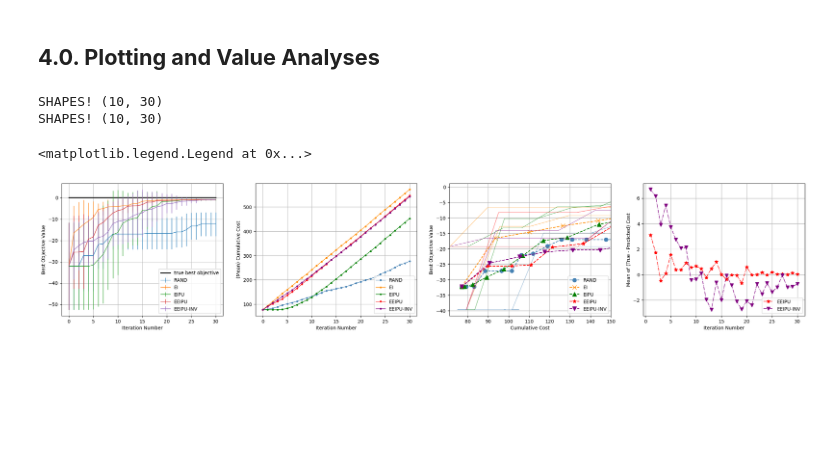
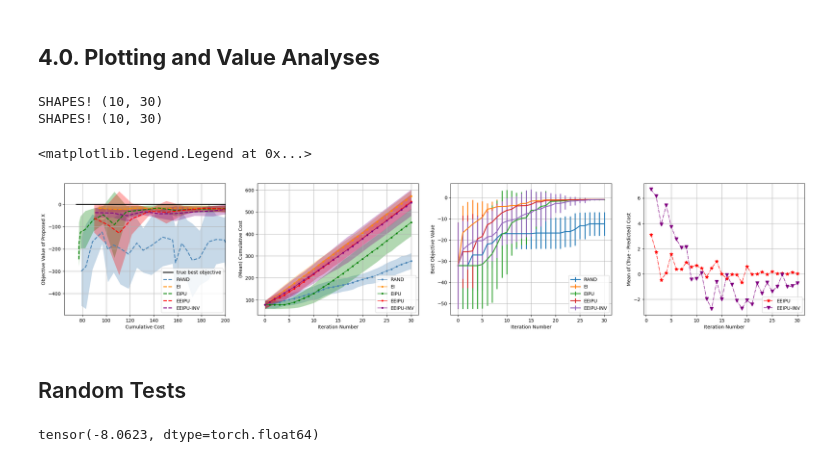
Before and after one commit to samunaai/tuunv2, a Jupyter notebook: tuning_algorithm/EEIPU_with_Comparison_Plots.ipynb, the cells around one changed output. Drawn from its saved outputs; the diff is of its cells as text; code cells hidden in the pictures; blank space fills up the shorter version.

Commit message:
reordered the plots a bit

```diff
--- a/tuning_algorithm/EEIPU_with_Comparison_Plots.ipynb
+++ b/tuning_algorithm/EEIPU_with_Comparison_Plots.ipynb
@@ -275,48 +275,87 @@ iters = np.arange(main_cfg['n_iters']+1) * main_cfg['batch_size']
 
 fig, (ax1, ax2, ax3, ax4) = plt.subplots(1, 4, figsize=(28, 5))
 
-ax1.plot([0, main_cfg['n_iters'] * main_cfg['batch_size'] ], [GLOBAL_MAXIMUM] * 2, 'k', label="true best objective", linewidth=2)
+# ax3.plot([0, main_cfg['n_iters'] * main_cfg['batch_size'] ], [GLOBAL_MAXIMUM] * 2, 'k', label="true best objective", linewidth=2)
+ax1.plot([75, plot_vals[type_]['c(c)'][:,1:].max()], [GLOBAL_MAXIMUM] * 2, 'k', label="true best objective", linewidth=2)
 
 types = ['RAND', 'EI', 'EIPU','EEIPU','EEIPU-INV',]
 cost_types = ['EEIPU','EEIPU-INV',]
 colors = {'RAND':'steelblue', 'EI':'darkorange', 'EIPU':'green','EEIPU':'red','EEIPU-INV':'purple'}
 markers = {'RAND':'o', 'EI':'x', 'EIPU':'^','EEIPU':'*','EEIPU-INV':'v'}
 
 for type_ in types:
-    ax1.errorbar(iters, plot_vals[type_]['f(x^)'].mean(axis=0),
-               yerr=ci(plot_vals[type_]['f(x^)']), label=type_, linewidth=1)
+    ## Plot 1 - Type 1
+    ax1.plot(plot_vals[type_]['c(c)'][:,1:].mean(axis=0), plot_vals[type_]['f(x)'].mean(axis=0),
+              label=type_, linewidth=2, color=colors[type_], linestyle='--', markersize=8)
+    ax1.fill_between(plot_vals[type_]['c(c)'][:,1:].mean(axis=0),
+                     y1=plot_vals[type_]['f(x)'].mean(axis=0)+ci(plot_vals[type_]['f(x)']),
+                     y2=plot_vals[type_]['f(x)'].mean(axis=0)-ci(plot_vals[type_]['f(x)']),
+                     color=colors[type_], alpha=.3, linewidth=0)
+    ## Plot 1 - Type 2
+    # ax1.plot(plot_vals[type_]['c(c)'].mean(axis=0), plot_vals[type_]['f(x^)'].mean(axis=0),
+    #           label=type_, linewidth=1.5, color=colors[type_], linestyle='--', markersize=8)
+    # ax1.fill_between(plot_vals[type_]['c(c)'].mean(axis=0),
+    #                  y1=plot_vals[type_]['f(x^)'].mean(axis=0)+ci(plot_vals[type_]['f(x^)']),
+    #                  y2=plot_vals[type_]['f(x^)'].mean(axis=0)-ci(plot_vals[type_]['f(x^)']),
+    #                  color=colors[type_], alpha=.3, linewidth=0)
+
+    ## Plot 1 - Type 3
+    # for i in range(2):
+    #     ax1.plot(plot_vals[type_]['c(c)'][i], plot_vals[type_]['f(x)'][i],
+    #           label=None, linewidth=.5, color=colors[type_])
+    ax1.set_xlim(left=65); ax1.set_xlim(right=200)
+    # ax1.set_ylim(bottom=-100);
     ax1.grid()
+
+    ## Plot 2
     # Can exclude cumumulative cost of random warmup points using `[:,1:]`, of course
     ax2.plot(iters, plot_vals[type_]['c(c)'].mean(axis=0), label=type_, linewidth=1, color=colors[type_],marker=".")
-#     ax2.fill_between(iters, y1=plot_vals[type_]['c(c)'].mean(axis=0)+ci(plot_vals[type_]['c(c)']),
-#                  y2= plot_vals[type_]['c(c)'].mean(axis=0)-ci(plot_vals[type_]['c(c)']),
-#                  color=colors[type_], alpha=.3, linewidth=0)
+    ax2.fill_between(iters, y1=plot_vals[type_]['c(c)'].mean(axis=0)+ci(plot_vals[type_]['c(c)']),
+                 y2= plot_vals[type_]['c(c)'].mean(axis=0)-ci(plot_vals[type_]['c(c)']),
+                 color=colors[type_], alpha=.3, linewidth=0)
     ax2.grid()
-    ax3.plot(plot_vals[type_]['c(c)'].mean(axis=0), plot_vals[type_]['f(x^)'].mean(axis=0),
-              label=type_, linewidth=1.5, color=colors[type_], marker=markers[type_], linestyle='--', markersize=8)
-    for i in range(2):
-        ax3.plot(plot_vals[type_]['c(c)'][i], plot_vals[type_]['f(x^)'][i],
-              label=None, linewidth=.5, color=colors[type_])
-    ax3.set_xlim(left=71); ax3.set_xlim(right=150)
+
+    ## Plot 3
+    ax3.errorbar(iters, plot_vals[type_]['f(x^)'].mean(axis=0),
+               yerr=ci(plot_vals[type_]['f(x^)']), label=type_, linewidth=2)
     ax3.grid()
 
+    ## Plot 4
     if type_ in cost_types:
         print("SHAPES!", plot_vals[type_]['mc(x)'].shape)
         pred_cost = plot_vals[type_]['mc(x)'] if type_=="EEIPU" else (1/plot_vals[type_]['mc(x)'])
         ax4.plot(iters[1:], (plot_vals[type_]['c(x)'] - pred_cost).mean(axis=0),
               label=type_, linewidth=1.1, color=colors[type_], marker=markers[type_], linestyle='-.', markersize=7)
     ax4.grid()
 
-ax1.set(xlabel='Iteration Number', ylabel='Best Objective Value')
+ax1.set(xlabel='Cumulative Cost', ylabel='Objective Value of Proposed X')
 ax1.legend(loc="lower right")
 ax2.set(xlabel='Iteration Number', ylabel='(Mean) Cumulative Cost')
 ax2.legend(loc="lower right")
-ax3.set(xlabel='Cumulative Cost', ylabel='Best Objective Value')
+ax3.set(xlabel='Iteration Number', ylabel='Best Objective Value')
 ax3.legend(loc="lower right")
 ax4.set(xlabel='Iteration Number', ylabel='Mean of (True - Predicted) Cost')
 ax4.legend(loc="lower right")
 # %% [output]
 SHAPES! (10, 30)
 SHAPES! (10, 30)
 <matplotlib.legend.Legend at 0x...>
-[figure, old version]
+[figure, new version]
+# %% [markdown]
+## Random Tests
+# %%
+from botorch.test_functions import Branin
+# neg_branin2 = Branin(negate=True)
+# neg_branin2(torch.tensor([6, 5])) + neg_branin2(torch.tensor([2, 10]))
+
+
+# neg_beale2 = Beale(negate=True); neg_hartmann3 = Hartmann(dim=3, negate=True);
+# neg_beale2(torch.tensor([float(6), float(5)])) + neg_hartmann3(torch.tensor([float(2), float(7), float(1)])) + neg_beale2(torch.tensor([float(2), float(3)]))
+
+
+# neg_branin2 = Branin(negate=True); neg_hartmann6 = Hartmann(negate=True);
+# neg_branin2(torch.tensor([float(1), float(1)])) + neg_hartmann6(torch.tensor([float(2), float(0.5), float(1.5), float(1),float(0.2),float(0.2)]))
+
+-torch.linalg.vector_norm(torch.tensor([6, 5, 2], dtype=float))
+# %% [output]
+tensor(-8.0623, dtype=torch.float64)
```
